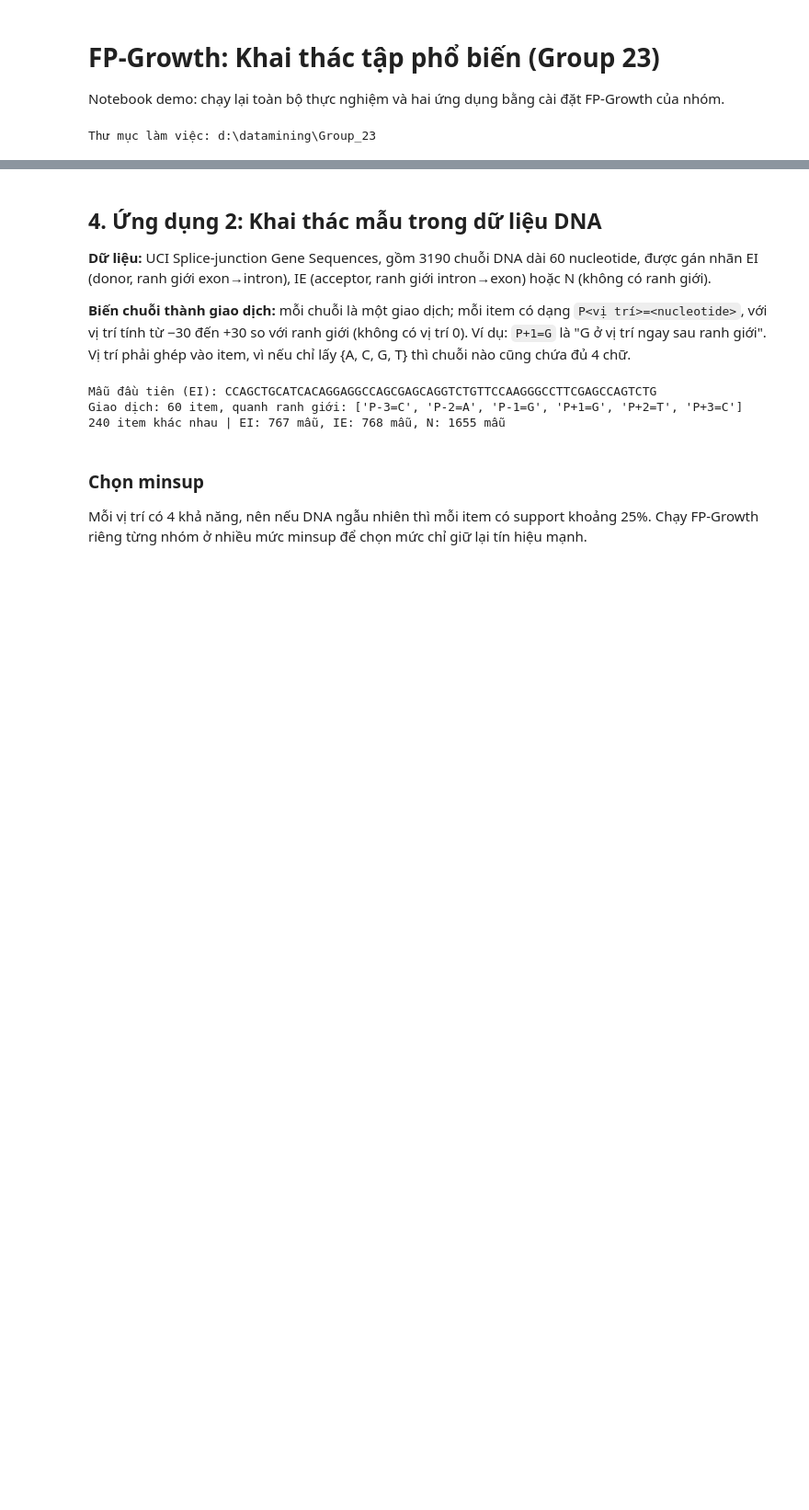
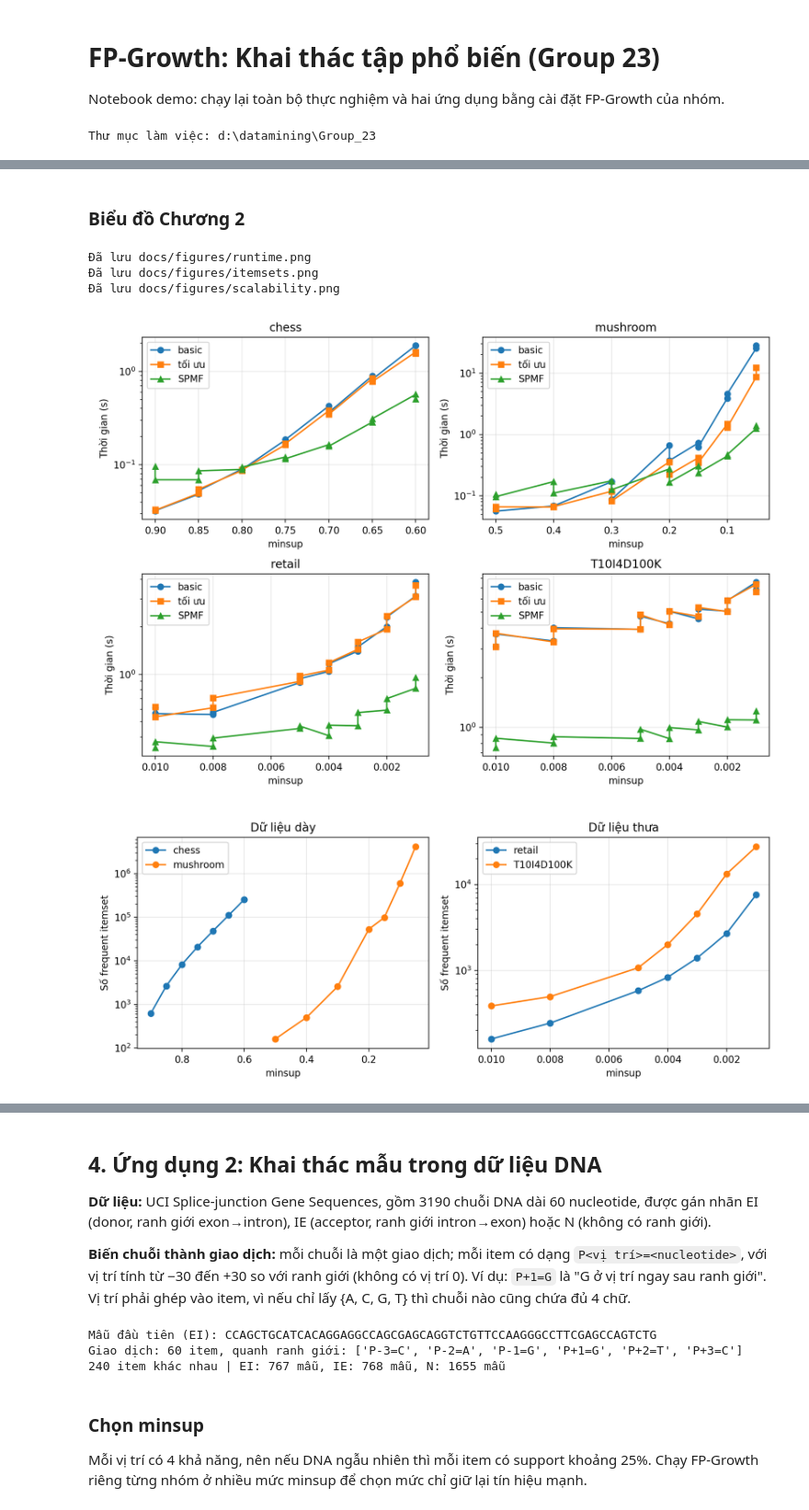
Before and after one commit to KhoaTranFitus/Frequent_Itemset, a Jupyter notebook: notebooks/demo.ipynb, the cells around one changed output, grey strips where cells are left out. Shown at 92% size. Saved outputs shown, nothing was run; the diff lists cells and outputs as text; code cells hidden in the pictures; blank space fills up the shorter version.

```diff
--- a/notebooks/demo.ipynb
+++ b/notebooks/demo.ipynb
@@ -20,0 +141,14 @@ Thư mục làm việc: d:\datamining\Group_23
+# %% [markdown]
+### Biểu đồ Chương 2
+# %%
+from IPython.display import Image
+
+!python -m scripts.plot_ch2
+for name in ["runtime", "itemsets", "scalability", "memory", "txlen"]:
+    display(Image(f"docs/figures/{name}.png", width=800))
+# %% [output]
+Đã lưu docs/figures/runtime.png
+Đã lưu docs/figures/itemsets.png
+Đã lưu docs/figures/scalability.png
+[figure, added]
+[figure, added]
```
Also changed, not shown: parts of 19 cells of this notebook, 1 other file.
